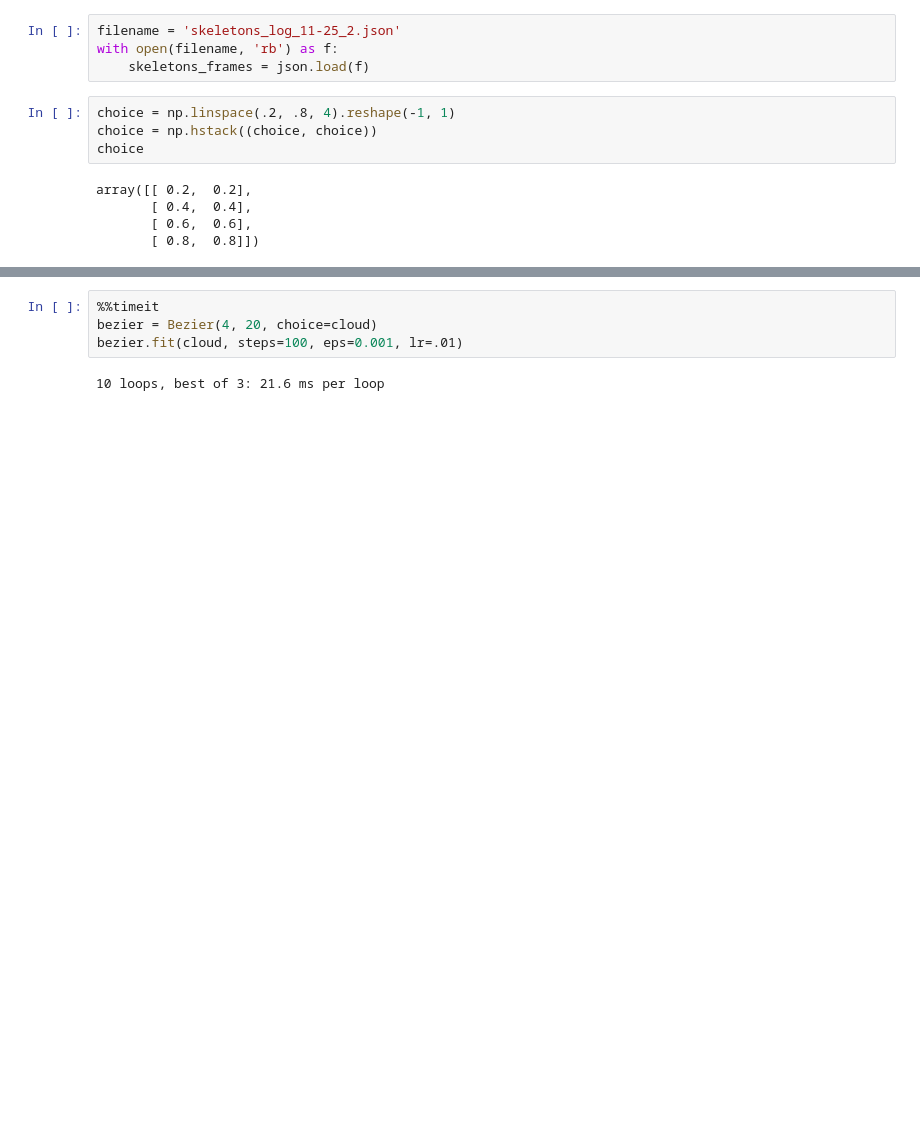
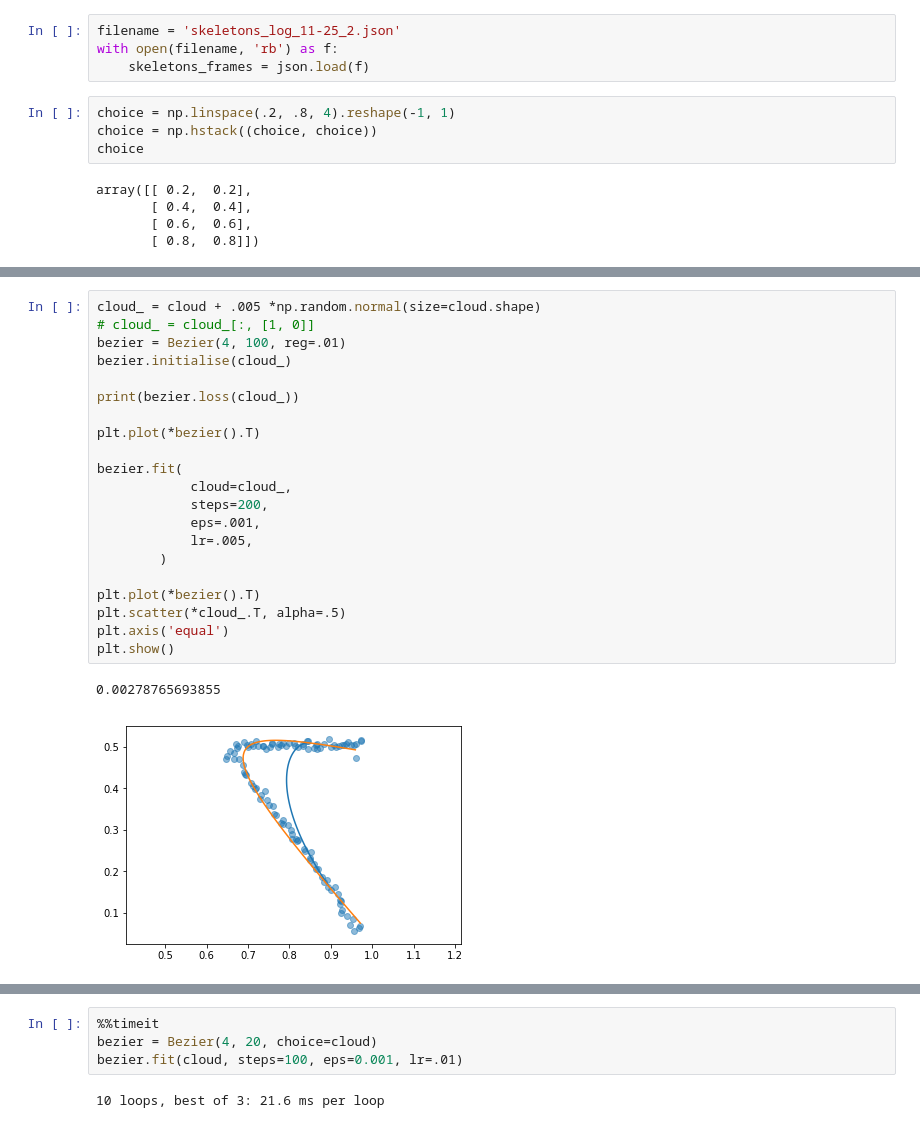
Before and after one commit to bdura/merganser, a Jupyter notebook: notebooks/Bezier curve pipeline.ipynb, the cells around one changed output, grey strips where cells are left out. Drawn from its saved outputs; the diff is of its cells as text; blank space fills up the shorter version.

```diff
--- a/notebooks/Bezier curve pipeline.ipynb
+++ b/notebooks/Bezier curve pipeline.ipynb
@@ -64,0 +88,24 @@ bezier = Bezier(4, 100, choice=cloud)
+# %%
+cloud_ = cloud + .005 *np.random.normal(size=cloud.shape)
+# cloud_ = cloud_[:, [1, 0]]
+bezier = Bezier(4, 100, reg=.01)
+bezier.initialise(cloud_)
+
+print(bezier.loss(cloud_))
+
+plt.plot(*bezier().T)
+
+bezier.fit(
+            cloud=cloud_,
+            steps=200,
+            eps=.001,
+            lr=.005,
+        )
+
+plt.plot(*bezier().T)
+plt.scatter(*cloud_.T, alpha=.5)
+plt.axis('equal')
+plt.show()
+# %% [output]
+0.00278765693855
+[figure, added]
```
Also changed, not shown: parts of 10 cells of this notebook, 4 other files.
